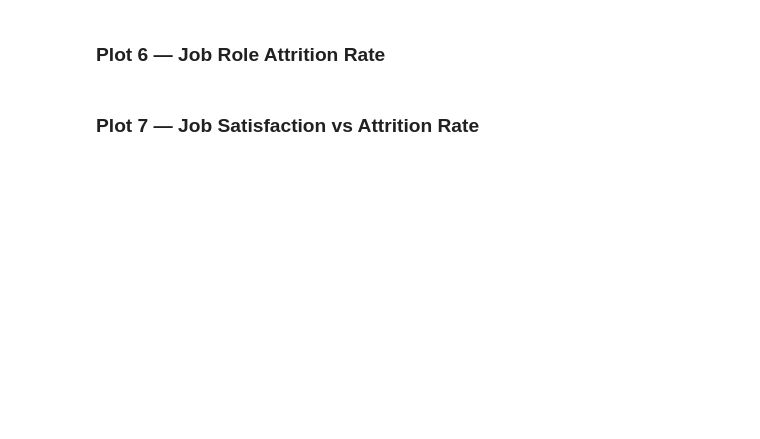
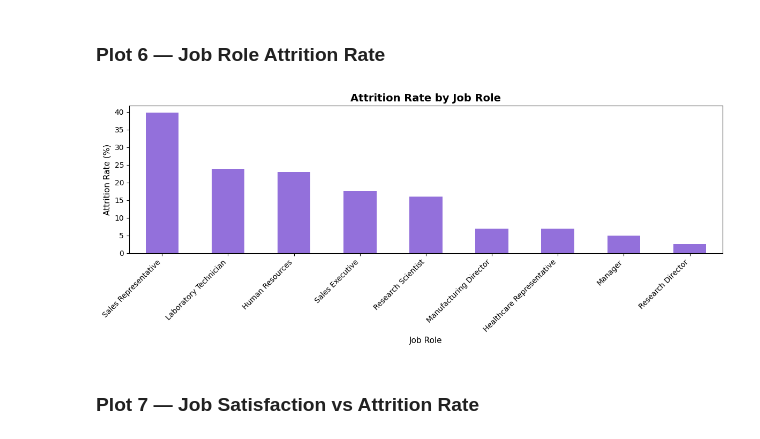
Before and after one commit to Ayaan2210/data-analyst-portfolio, a Jupyter notebook: hr-analytics-dashboard/python/hr_analysis.ipynb, the cells around one changed output. Cells and saved outputs as stored; diff of their text form; code cells hidden in the pictures; blank space fills up the shorter version.

```diff
--- a/hr-analytics-dashboard/python/hr_analysis.ipynb
+++ b/hr-analytics-dashboard/python/hr_analysis.ipynb
@@ -4835,2 +326,20 @@ w
+# %%
+# --- Plot 6: Job Role Attrition Rate ---
+role_total = df.groupby("JobRole")["Attrition_Num"].count()
+role_left  = df.groupby("JobRole")["Attrition_Num"].sum()
+role_rate  = (role_left / role_total * 100).round(2).sort_values(ascending=False)
+
+plt.figure(figsize=(12, 5))
+role_rate.plot(kind="bar", color="mediumpurple")
+
+plt.title("Attrition Rate by Job Role", fontsize=14, fontweight="bold")
+plt.xlabel("Job Role", fontsize=11)
+plt.ylabel("Attrition Rate (%)", fontsize=11)
+plt.xticks(rotation=45, ha="right")
+plt.tight_layout()
+plt.savefig("plot6_role_attrition.png", dpi=150, bbox_inches="tight")
+plt.show()
+# %% [output]
+[figure, added]
 # %% [markdown]
 ### Plot 7 — Job Satisfaction vs Attrition Rate
```
Also changed, not shown: parts of 26 cells of this notebook.
